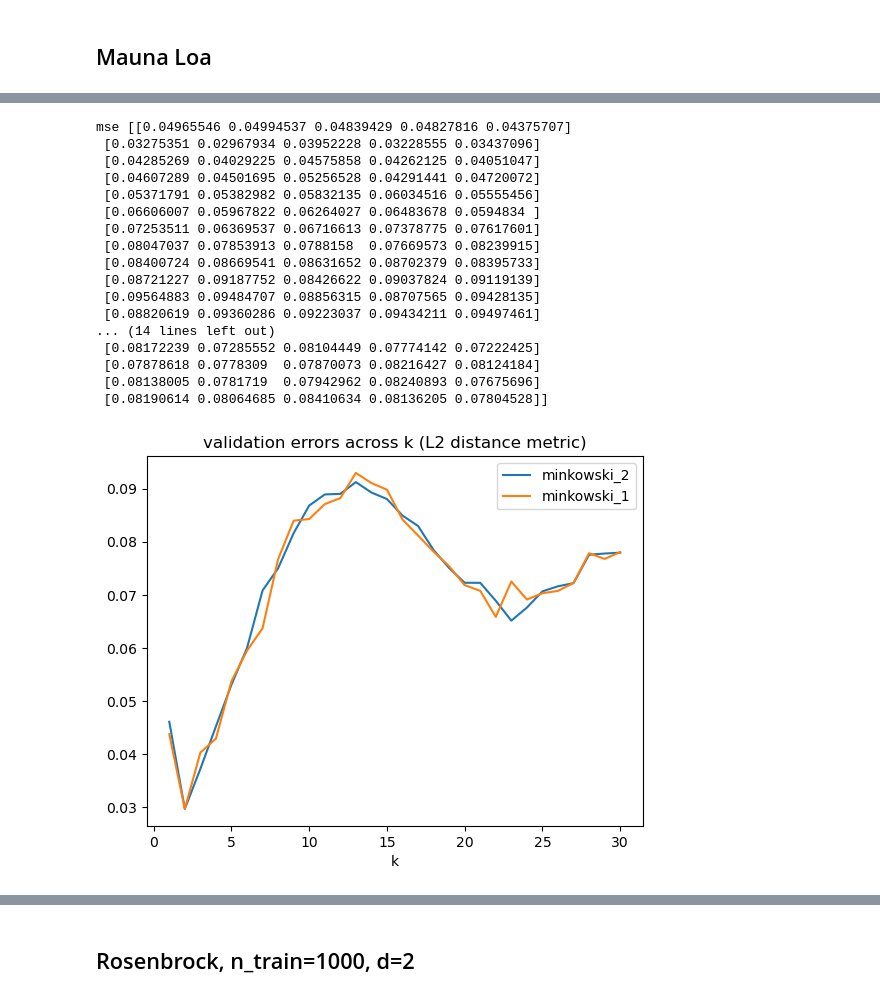
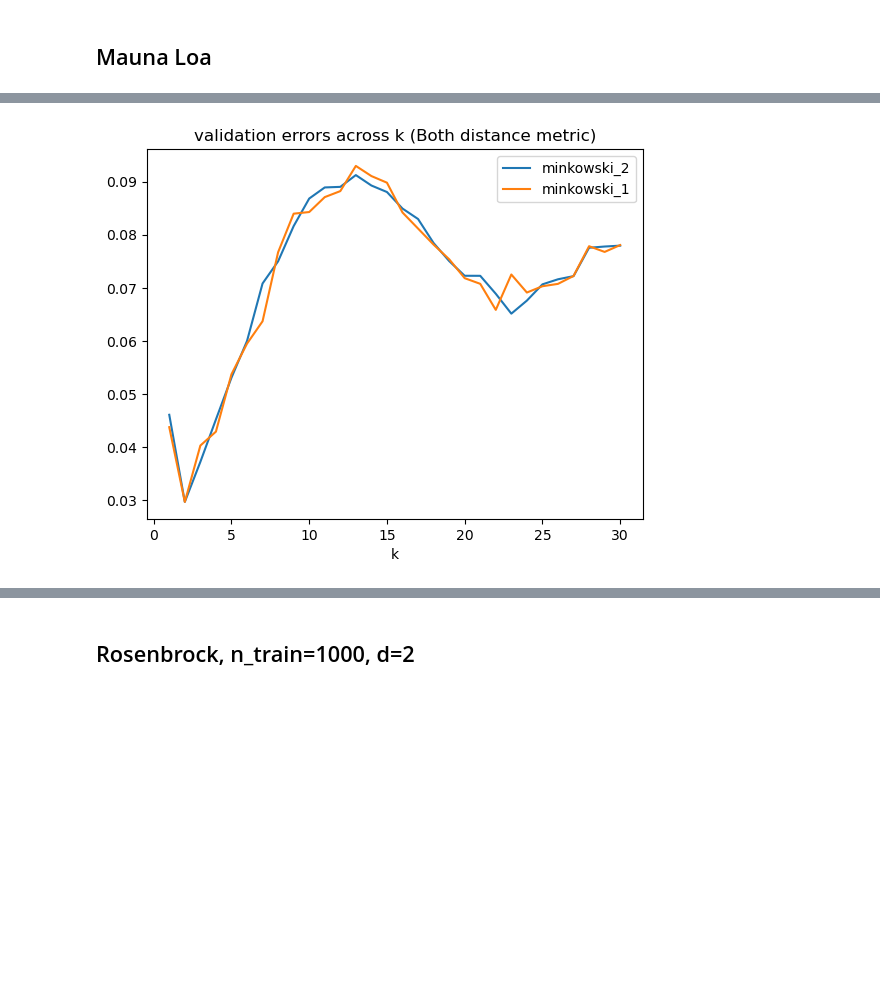
Before and after one commit to CathyF9600/Introduction-to-Learning-from-Data-A1, a Jupyter notebook: A1_1.ipynb, the cells around one changed output, grey strips where cells are left out. Saved outputs shown, nothing was run; the diff lists cells and outputs as text; code cells hidden in the pictures; blank space fills up the shorter version.

```diff
--- a/A1_1.ipynb
+++ b/A1_1.ipynb
@@ -20,8 +19,9 @@ def RMSE(y, y_hat):
 # %%
 def knn_regressor(x_train, y_train, x_test, k = 1, metric = "minkowski_2") -> np.array:
     """
-    Find the k-th closest data points along x axis and take the average of their y values.
+    Find the k-closest data points along x axis and take the average of their y values.
     Do that for all testing data and return the predicted y values.
+    Considered as brute-force approach.
     """
     y_test = np.zeros((x_test.shape[0], 1))
     # print(y_test.shape)
@@ -32,8 +32,9 @@ def knn_regressor(x_train, y_train, x_test, k = 1, metric = "minkowski_2") -> np
           dist = np.sum(np.abs(x_train - x_test_i.reshape((1,-1))), axis = 1)
         else:
             pass
+        # index of k smallest distance elements
         i_nn = np.argpartition(dist, kth=k)[:k]
-        # k=5: i_nn=[122 384  90 399  40] etc
+        # k = 5: i_nn = [122 384  90 399  40] etc
         # compute the mean of these nearest neighbours
         y_test[i,0] = np.mean(y_train[i_nn, 0])
     # y_test: [[mean y for x_test_1], [mean y for x_test_2], [mean y for x_test_3]] ...
@@ -97,14 +98,14 @@ def knn_cross_validation(x, y, dataset, metrics, v = 5) -> np.array:
             val_err_in_fold.append(val_err)
         # print("k", k, val_err_in_fold)
         rmse.append(val_err_in_fold)
-        if dataset == 'mauna_loa' and k in [2, 22] and metrics == "minkowski_2":
+        if dataset == 'mauna_loa' and k in [2,22] and metrics == "minkowski_2":
             plt.plot(x.squeeze(), predictions, label='k=%d validation prediction'%k)
             # plt.legend(loc=0)
             plt.xlabel("date")
             plt.ylabel("CO2")
             plt.legend(loc=0)
             plt.title("Mauna Loa Cross-validation predictions (Minkowski 2)")
-    print("mse", np.asarray(rmse))
+    # print("mse", np.asarray(rmse))
     rmse = np.asarray(rmse)
     fold_i = rmse.argmin(axis=1)
     best = rmse.min(axis=1)
@@ -155,33 +139,16 @@ mse [[0.04608724 0.0462502  0.04998823 0.04692291 0.04954062]
 # %%
 _, best1, fold_1 = knn_cross_validation(x, y, "mauna_loa", v = 5, metrics = "minkowski_1")
 # best = [ err * 30 ]
 # Show validation errors for both metrics
 plt.figure()
-plt.title('validation errors across k (L2 distance metric)')
+plt.title('validation errors across k (Both distance metric)')
 plt.xlabel('k')
 plt.plot(k_vals, best2, label = "minkowski_2")
 plt.plot(k_vals, best1, label = "minkowski_1")
 plt.legend()
 plt.show()
 # %% [output]
-mse [[0.04965546 0.04994537 0.04839429 0.04827816 0.04375707]
- [0.03275351 0.02967934 0.03952228 0.03228555 0.03437096]
- [0.04285269 0.04029225 0.04575858 0.04262125 0.04051047]
- [0.04607289 0.04501695 0.05256528 0.04291441 0.04720072]
- [0.05371791 0.05382982 0.05832135 0.06034516 0.05555456]
- [0.06606007 0.05967822 0.06264027 0.06483678 0.0594834 ]
- [0.07253511 0.06369537 0.06716613 0.07378775 0.07617601]
- [0.08047037 0.07853913 0.0788158  0.07669573 0.08239915]
- [0.08400724 0.08669541 0.08631652 0.08702379 0.08395733]
- [0.08721227 0.09187752 0.08426622 0.09037824 0.09119139]
- [0.09564883 0.09484707 0.08856315 0.08707565 0.09428135]
- [0.08820619 0.09360286 0.09223037 0.09434211 0.09497461]
-... (14 lines left out)
- [0.08172239 0.07285552 0.08104449 0.07774142 0.07222425]
- [0.07878618 0.0778309  0.07870073 0.08216427 0.08124184]
- [0.08138005 0.0781719  0.07942962 0.08240893 0.07675696]
- [0.08190614 0.08064685 0.08410634 0.08136205 0.07804528]]
-[figure, old version]
+[figure, new version]
 # %%
 def report_1(x, y, x_test, y_test, best1, best2):
     idx1 = np.argmin(best1)
```
Also changed, not shown: parts of 9 cells of this notebook, 4 other files.
